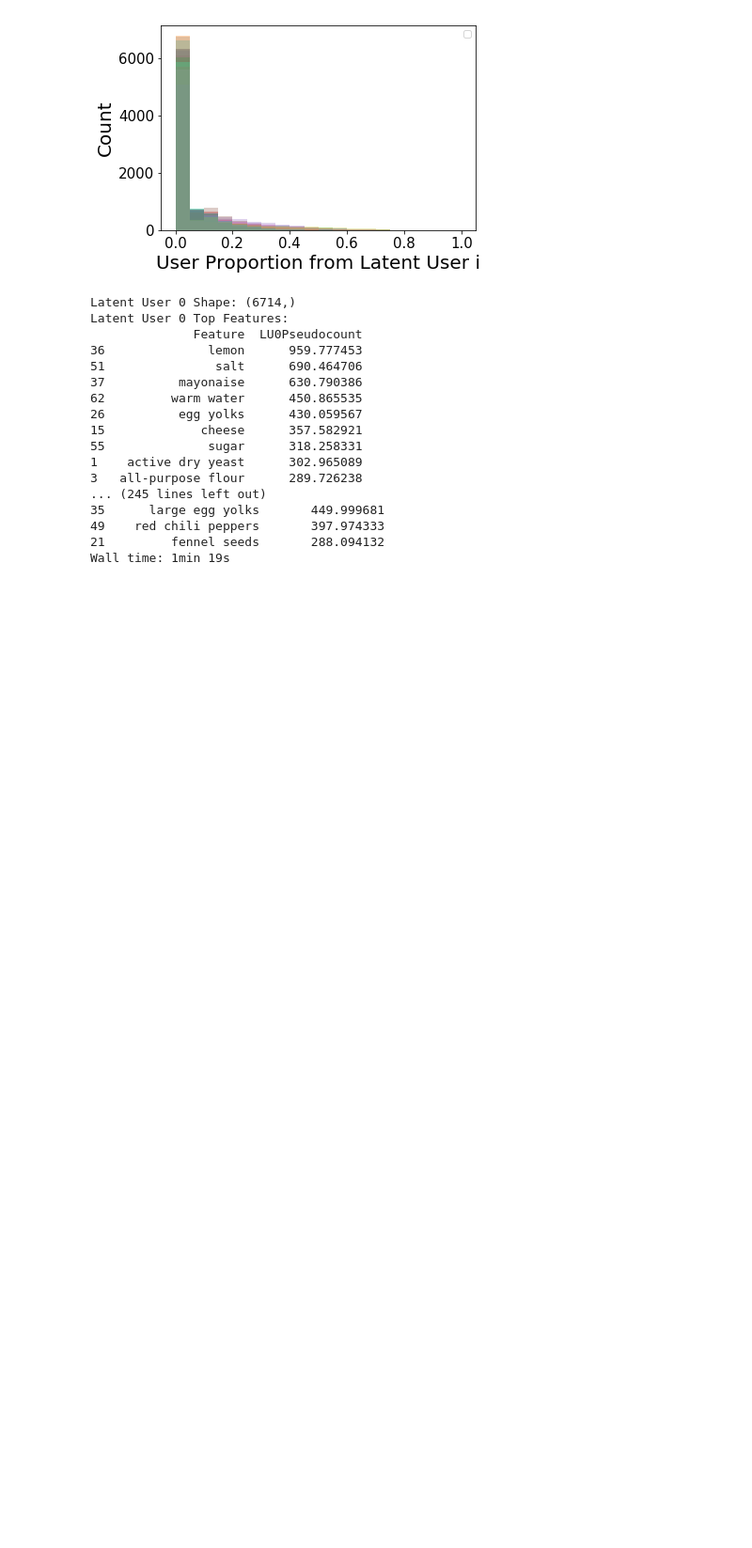
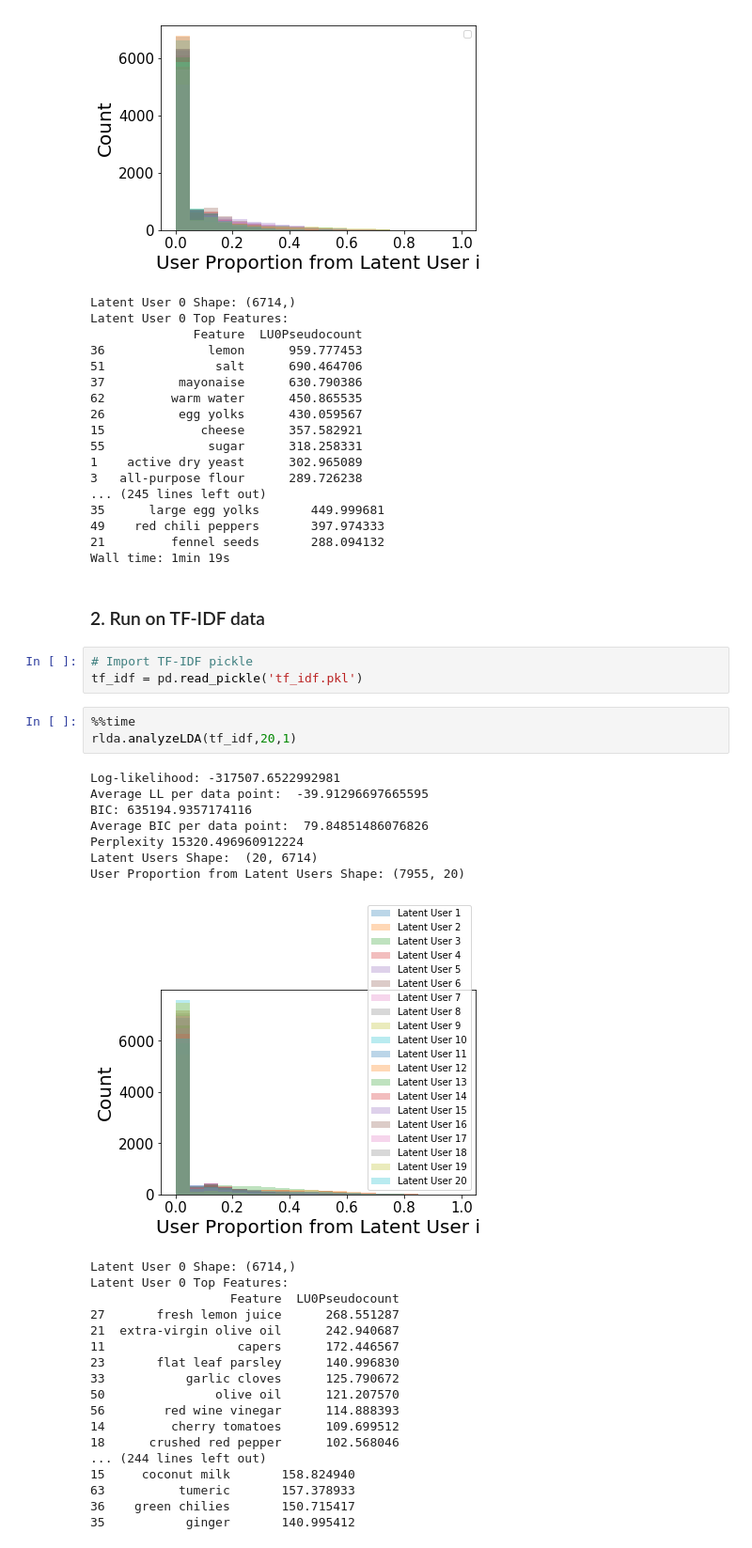
Before and after one commit to neurocaience/cos424_finalproj_kagglewhatscooking, a Jupyter notebook: LDA.ipynb, the cells around one changed output. Shown at 94% size. Drawn from its saved outputs; the diff is of its cells as text; blank space fills up the shorter version.

```diff
--- a/LDA.ipynb
+++ b/LDA.ipynb
@@ -156,3 +158,37 @@ Latent User 0 Top Features:
 49    red chili peppers       397.974333
 21         fennel seeds       288.094132
 Wall time: 1min 19s
+# %% [markdown]
+### 2. Run on TF-IDF data
+# %%
+# Import TF-IDF pickle
+tf_idf = pd.read_pickle('tf_idf.pkl')
+# %%
+%%time
+rlda.analyzeLDA(tf_idf,20,1)
+# %% [output]
+Log-likelihood: -317507.6522992981
+Average LL per data point:  -39.91296697665595
+BIC: 635194.9357174116
+Average BIC per data point:  79.84851486076826
+Perplexity 15320.496960912224
+Latent Users Shape:  (20, 6714)
+User Proportion from Latent Users Shape: (7955, 20)
+[figure, added]
+Latent User 0 Shape: (6714,)
+Latent User 0 Top Features:
+                   Feature  LU0Pseudocount
+27       fresh lemon juice      268.551287
+21  extra-virgin olive oil      242.940687
+11                  capers      172.446567
+23       flat leaf parsley      140.996830
+33           garlic cloves      125.790672
+50               olive oil      121.207570
+56        red wine vinegar      114.888393
+14         cherry tomatoes      109.699512
+18      crushed red pepper      102.568046
+... (244 lines left out)
+15     coconut milk       158.824940
+63          tumeric       157.378933
+36    green chilies       150.715417
+35           ginger       140.995412
```
Also changed, not shown: parts of 7 cells of this notebook, 4 other files.
